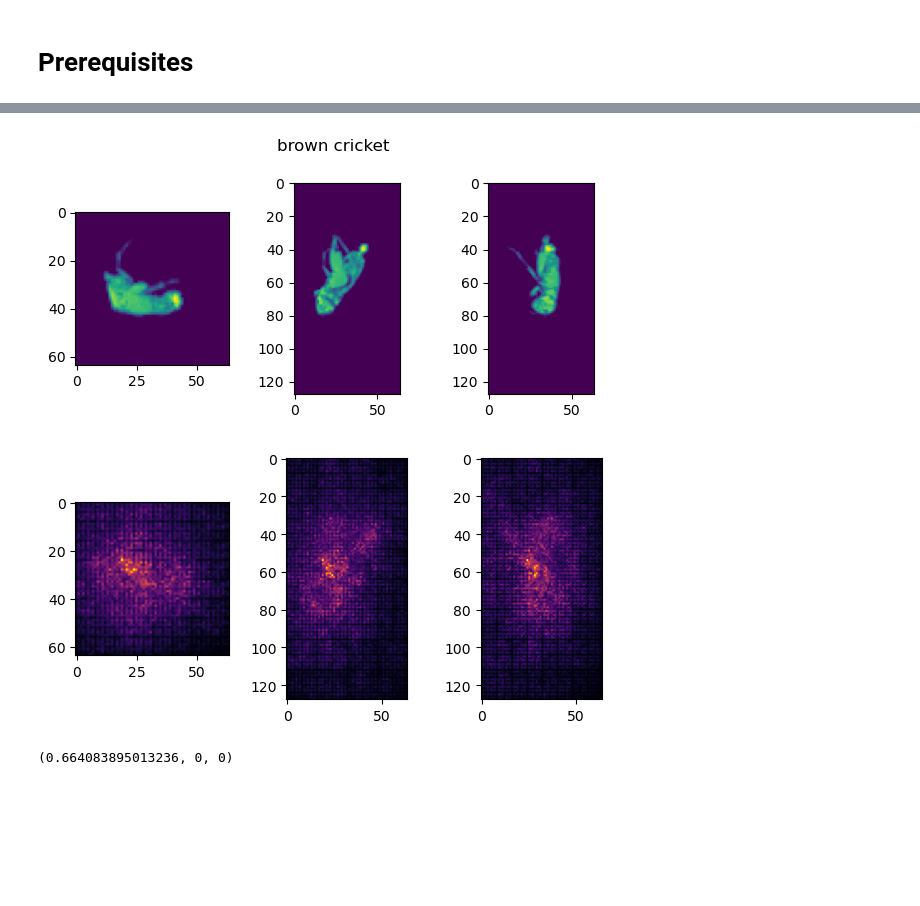
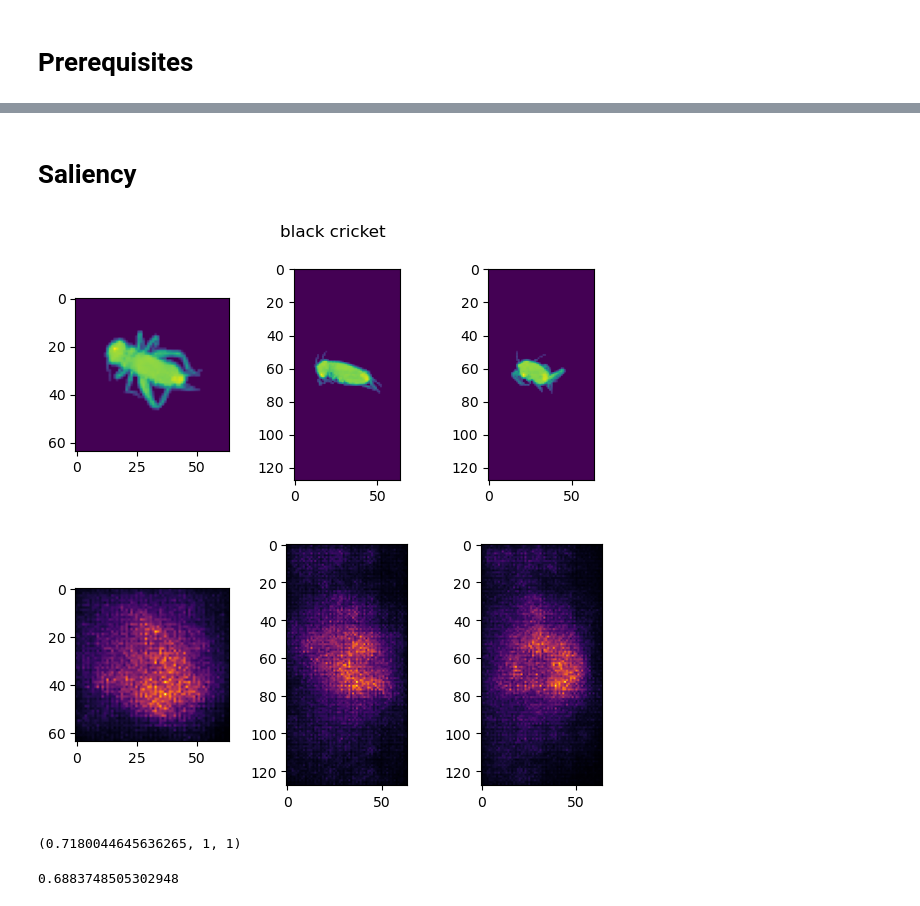
Before and after one commit to R0ner/cnn-context, a Jupyter notebook: notebooks/bn-06-models.ipynb, the cells around one changed output, grey strips where cells are left out. Saved outputs shown, nothing was run; the diff lists cells and outputs as text; code cells hidden in the pictures; blank space fills up the shorter version.

```diff
--- a/notebooks/bn-06-models.ipynb
+++ b/notebooks/bn-06-models.ipynb
@@ -130,0 +129,2 @@ KeyboardInterrupt:
+# %%
+sns.set_theme()
@@ -131,3 +142,5 @@ KeyboardInterrupt:
+# %% [markdown]
+# Saliency
 # %%
 dloader = get_dloader_mask(
     "train", 1, data_dir=data_dir, subset=subset, num_workers=0
@@ -136,16 +149,29 @@ model.eval();
 # %%
 volumes, labels, masks = next(iter(dloader))
 volumes = volumes * masks
 
-slc, score, indices, out = get_saliency3d(model, volumes * masks, device=device)
+slc, score, indices, out = get_saliency3d(model, volumes, device=device)
 obj_score = get_obj_score3d(slc, masks)
 
 slc_abs = np.abs(slc)
 
 show_volume(volumes.detach().numpy(), labels.item())
 show_volume(slc_abs / slc_abs.max(), cmap="inferno")
 obj_score, indices.item(), labels.item()
 # %% [output]
-[figure, old version]
+[figure, new version]
-[figure, old version]
+[figure, new version]
-(0.664083895013236, 0, 0)
+(0.7180044645636265, 1, 1)
+# %%
+obj_scores = []
+for volumes, labels, masks in tqdm(dloader):
+    volumes *= masks
+
+    slc, score, indices, out = get_saliency3d(model, volumes, device=device)
+    obj_score = get_obj_score3d(slc, masks)
+
+    obj_scores.append(obj_score)
+
+np.mean(obj_scores)
+# %% [output]
+0.6883748505302948
```
Also changed, not shown: parts of 6 cells of this notebook, 2 other files.
